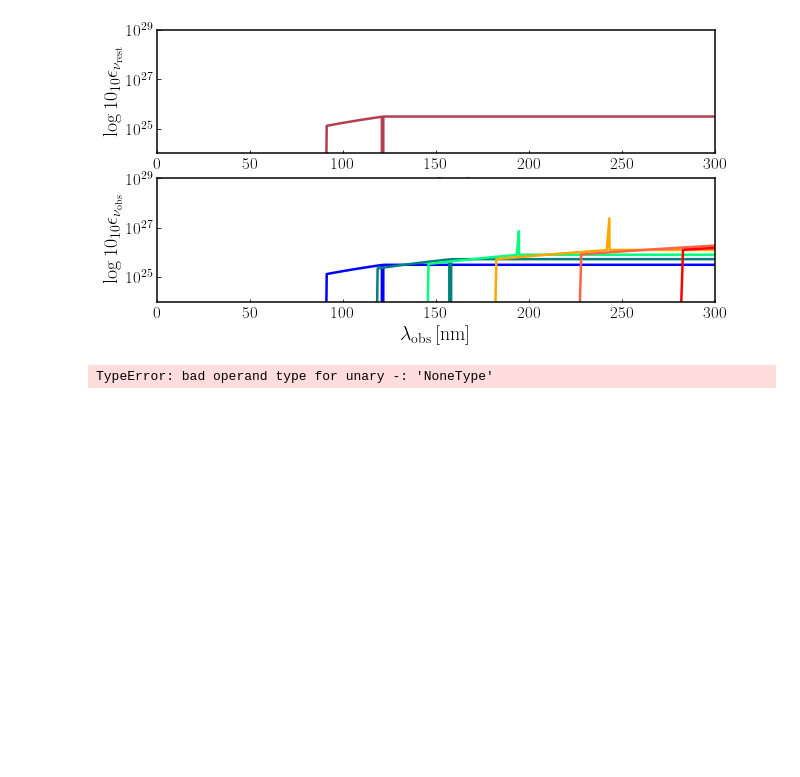
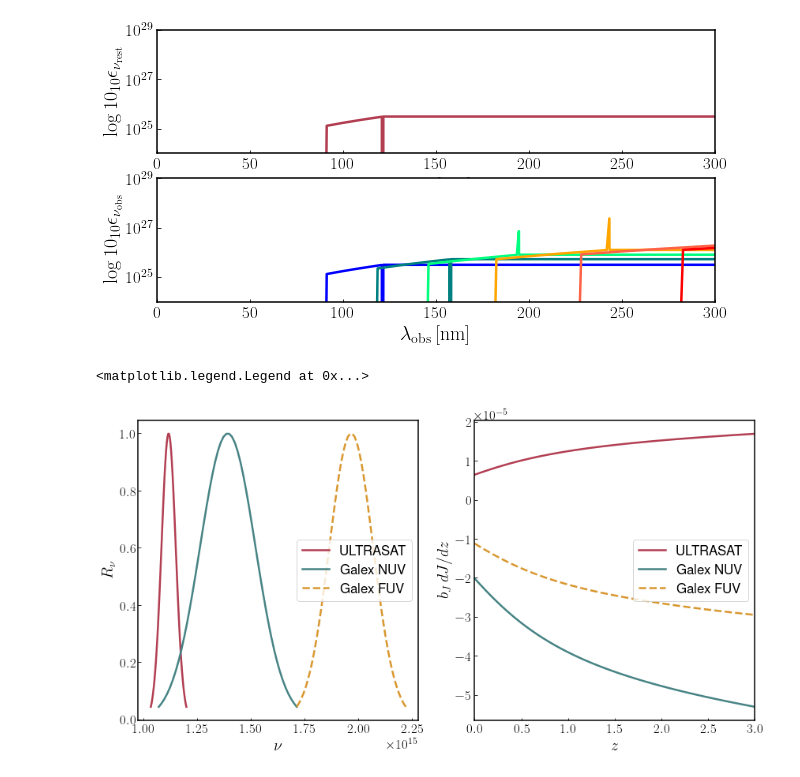
Before and after one commit to slibanore/lim_b7, a Jupyter notebook: Lyalpha_forecast.ipynb, the cells around one changed output. Drawn from its saved outputs; the diff is of its cells as text; code cells hidden in the pictures; blank space fills up the shorter version.

```diff
--- a/Lyalpha_forecast.ipynb
+++ b/Lyalpha_forecast.ipynb
@@ -73,7 +73,7 @@ def e_nu(nu_arr, z, which_par = 'fid'):
         # line emission
             e_nu = e_150 * (nu_scale(121.6) / nu_scale(150.))**alpha_150 * ((nu / nu_scale(121.6))**alpha_110 +  (EW_Lya*(nu**2)/cu.c)/(1e14*u.Hz)) # !!!
 
-        elif (cu.c / nu).to(u.nm) < (121.6)*u.nm and (cu.c / nu).to(u.nm) > (91.2)*u.nm :
+        elif (cu.c / (nu)).to(u.nm) < (121.6)*u.nm and (cu.c / nu).to(u.nm) > (91.2)*u.nm :
         # continuum close to line
             e_nu = e_150 * (nu_scale(121.6) / nu_scale(150.))**alpha_150 * ((nu / nu_scale(121.6))**alpha_110)
 
@@ -86,7 +86,7 @@ def e_nu(nu_arr, z, which_par = 'fid'):
 
         e_nu_arr[i] = e_nu
 
-    return e_nu_arr
+    return e_nu_arr *(u.erg * u.Hz**-1 * u.s**-1 * u.Mpc**-3)
 # %%
 wavelenght = np.concatenate((np.linspace(50,121.6,100),\
                              np.linspace(121.6,121.7,300),np.linspace(121.7,350,100)))
@@ -188,13 +200,52 @@ def dJ_dz(z,nu):
 
     return dJdz
-# %%
-zvals = np.linspace(0.,3.)
-dJ = np.zeros(len(zvals))
-for i in range(len(zvals)):
-    dJ[i] = dJ_dz(zvals[i],np.linspace(nu_min_ultrasat,nu_max_ultrasat))
-
-plt.plot(zvals,dJ*b_150_z0)
-plt.xlabel(r'$z$')
-plt.ylabel(r'$b_J\,dJ/dz$')
-# %% [output]
-TypeError: bad operand type for unary -: 'NoneType'
+# %%
+nu_min_galex = nu_scale(175)
+nu_max_galex = nu_scale(280)
+
+nu_min_galex_f = nu_scale(135)
+nu_max_galex_f = nu_scale(175)
+
+nu_v = np.linspace(nu_min_ultrasat,nu_max_ultrasat)
+nu_v_g = np.linspace(nu_min_galex,nu_max_galex)
+nu_v_gf = np.linspace(nu_min_galex_f,nu_max_galex_f)
+
+Rnu = np.zeros(len(nu_v))
+Rnu_g = np.zeros(len(nu_v))
+Rnu_gf = np.zeros(len(nu_v))
+for i in range(len(nu_v)):
+    Rnu[i] = R_nu(nu_v[i],nu_min_ultrasat,nu_max_ultrasat).value
+for i in range(len(nu_v_g)):
+    Rnu_g[i] = R_nu(nu_v_g[i],nu_min_galex,nu_max_galex).value
+for i in range(len(nu_v_gf)):
+    Rnu_gf[i] = R_nu(nu_v_gf[i],nu_min_galex_f,nu_max_galex_f).value
+
+plt.figure()
+plt.subplot(121)
+plt.plot(nu_v,Rnu,label='ULTRASAT')
+plt.plot(nu_v_g,Rnu_g, label='Galex NUV')
+plt.plot(nu_v_gf,Rnu_gf,label='Galex FUV',linestyle='--')
+plt.xlabel(r'$\nu$')
+plt.ylabel(r'$R_\nu$')
+plt.legend()
+
+zvals = np.linspace(0,3)
+dJ = np.zeros(len(zvals))
+dJ_g = np.zeros(len(zvals))
+dJ_g_f = np.zeros(len(zvals))
+for i in range(len(zvals)):
+    dJ[i] = bdJ_dz(zvals[i],np.asarray(nu_rest),nu_v).value
+    dJ_g[i] = bdJ_dz(zvals[i],np.asarray(nu_rest),nu_v_g).value
+    dJ_g_f[i] = bdJ_dz(zvals[i],np.asarray(nu_rest),nu_v_gf).value
+
+plt.subplot(122)
+plt.plot(zvals,dJ,label='ULTRASAT')
+plt.plot(zvals,dJ_g,label='Galex NUV')
+plt.plot(zvals,dJ_g_f,label='Galex FUV',linestyle='--')
+plt.xlabel(r'$z$')
+plt.ylabel(r'$b_J\,dJ/dz$')
+plt.xlim(0,3)
+plt.legend()
+# %% [output]
+<matplotlib.legend.Legend at 0x...>
+[figure, added]
```
Also changed, not shown: parts of 2 cells of this notebook.
